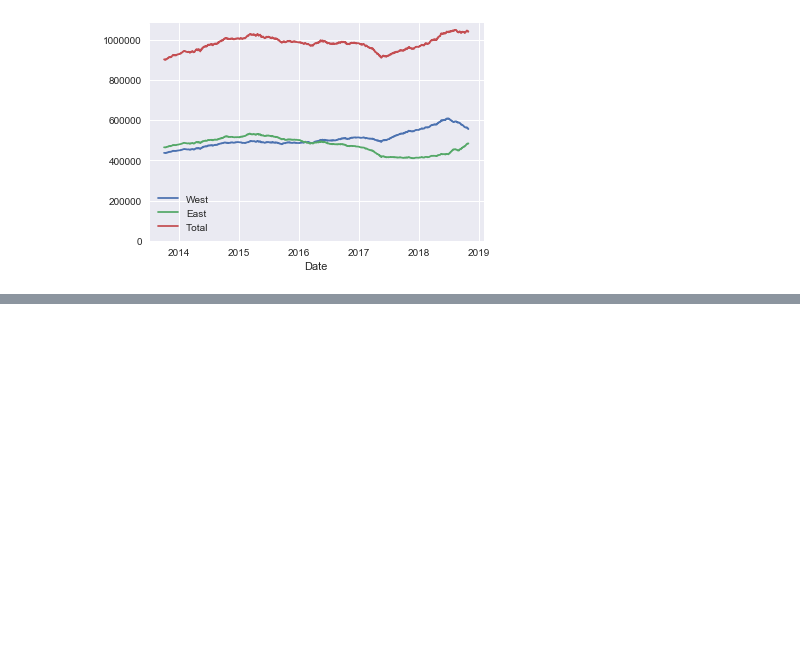
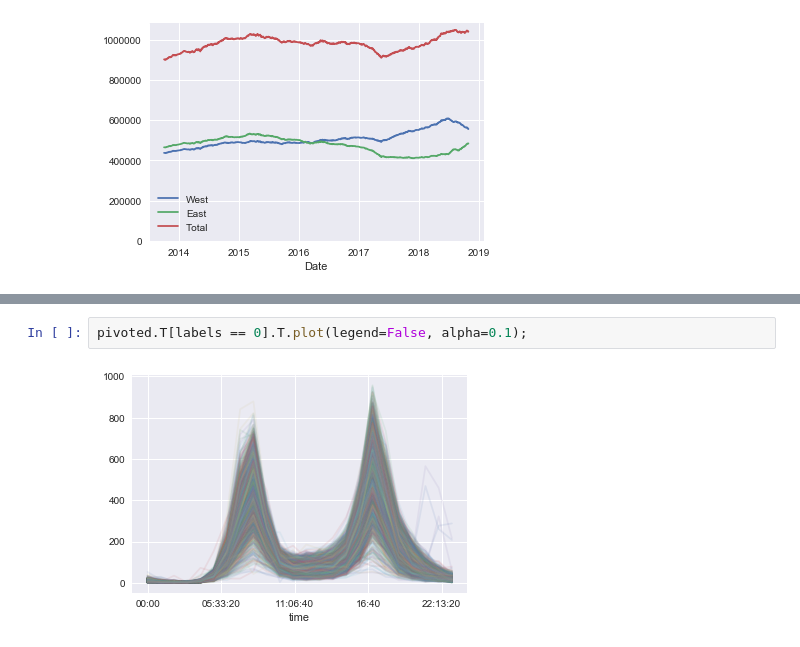
Before and after one commit to yinking/7390JupyterWorkflow, a Jupyter notebook: Reproducible.ipynb, the cells around one changed output, grey strips where cells are left out. Drawn from its saved outputs; the diff is of its cells as text; blank space fills up the shorter version.

```diff
--- a/Reproducible.ipynb
+++ b/Reproducible.ipynb
@@ -58,0 +119,4 @@ get_fremont_data?
+# %%
+pivoted.T[labels == 0].T.plot(legend=False, alpha=0.1);
+# %% [output]
+[figure, added]
```
Also changed, not shown: parts of 20 cells of this notebook.
